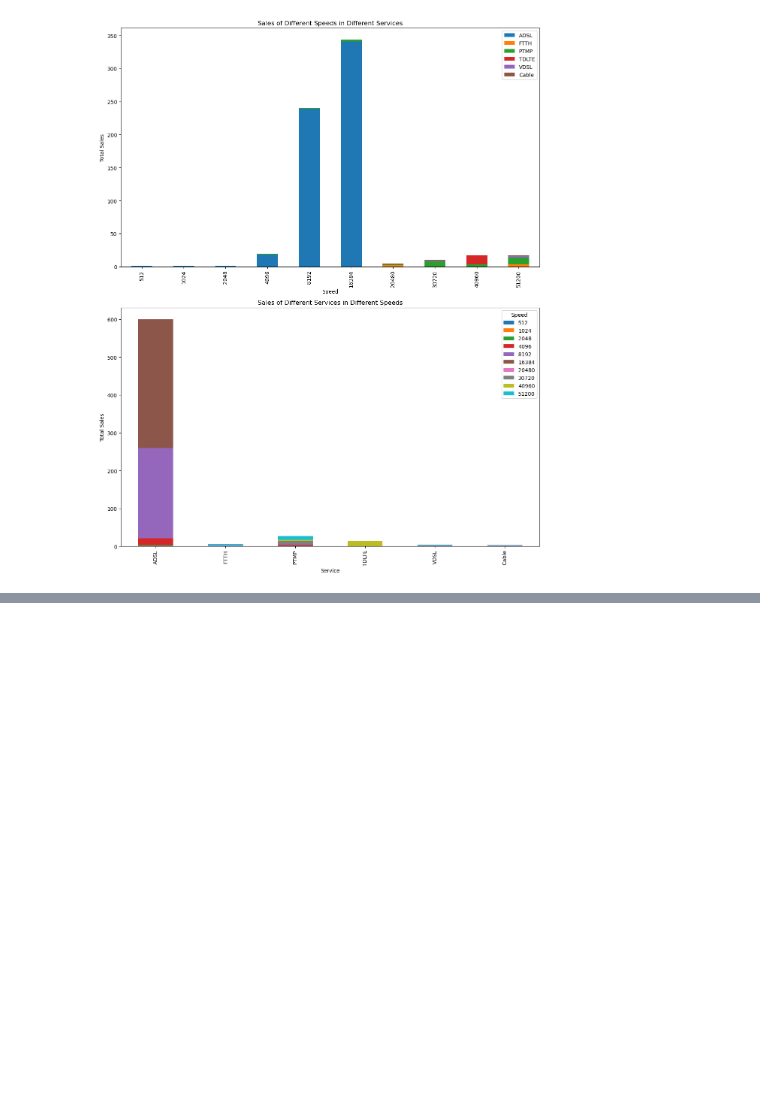
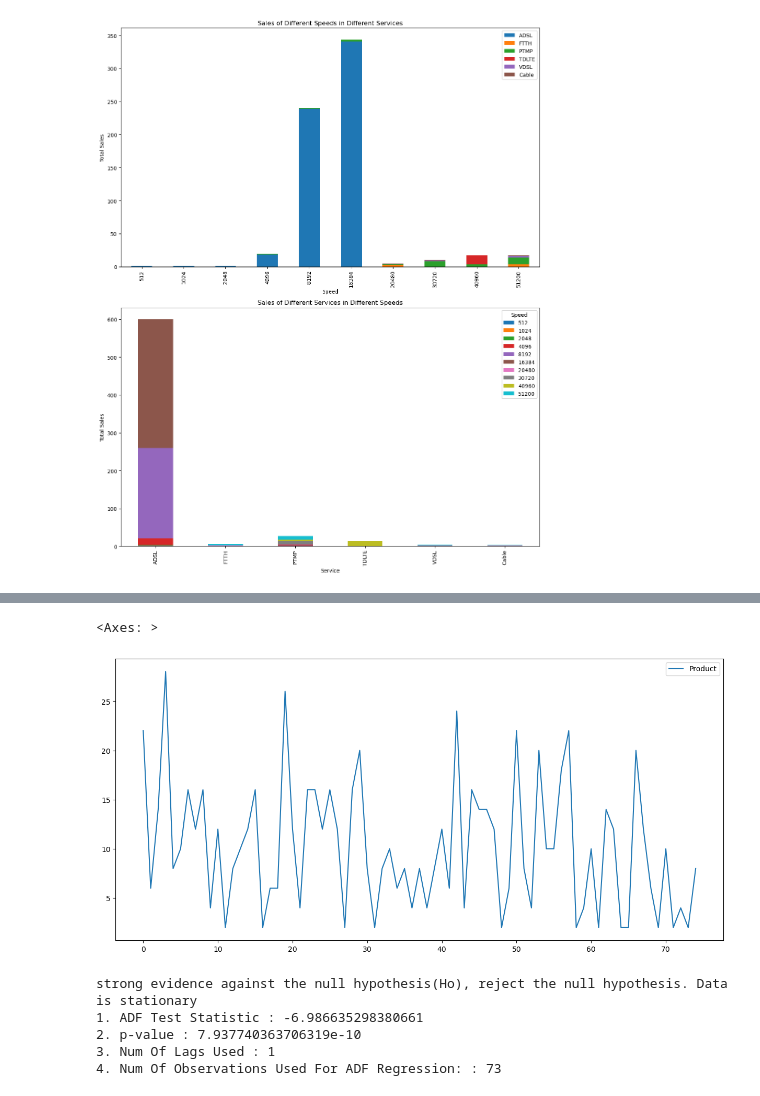
Before and after one commit to mr-robot77/Sales-Data-Analysis, a Jupyter notebook: NetSales Visualization and Connector.ipynb, the cells around one changed output, grey strips where cells are left out. Drawn from its saved outputs; the diff is of its cells as text; code cells hidden in the pictures; blank space fills up the shorter version.

```diff
--- a/NetSales Visualization and Connector.ipynb
+++ b/NetSales Visualization and Connector.ipynb
@@ -200,0 +506,30 @@ plt.show()
+# %%
+from pylab import rcParams
+rcParams['figure.figsize'] = 15, 7
+df.plot()
+# %% [output]
+<Axes: >
+[figure, added]
+# %%
+from statsmodels.tsa.stattools import adfuller
+test_result=adfuller(df_3['Sales'])
+def adfuller_test(sales):
+    result=adfuller(sales)
+    labels = ['1. ADF Test Statistic','2. p-value','3. Num Of Lags Used','4. Num Of Observations Used For ADF Regression:']
+    for value,label in zip(result,labels):
+        print(label+' : '+str(value) )
+result = adfuller(df_3['Sales'])
+stat = result[0]
+p_value = result[1]
+if p_value <= 0.05:
+    print("strong evidence against the null hypothesis(Ho), reject the null hypothesis. Data is stationary")
+else:
+    print("weak evidence against null hypothesis,indicating it is non-stationary ")
+
+adfuller_test(df_3['Sales'])
+# %% [output]
+strong evidence against the null hypothesis(Ho), reject the null hypothesis. Data is stationary
+1. ADF Test Statistic : -6.986635298380661
+2. p-value : 7.937740363706319e-10
+3. Num Of Lags Used : 1
+4. Num Of Observations Used For ADF Regression: : 73
```
Also changed, not shown: parts of 35 cells of this notebook.
